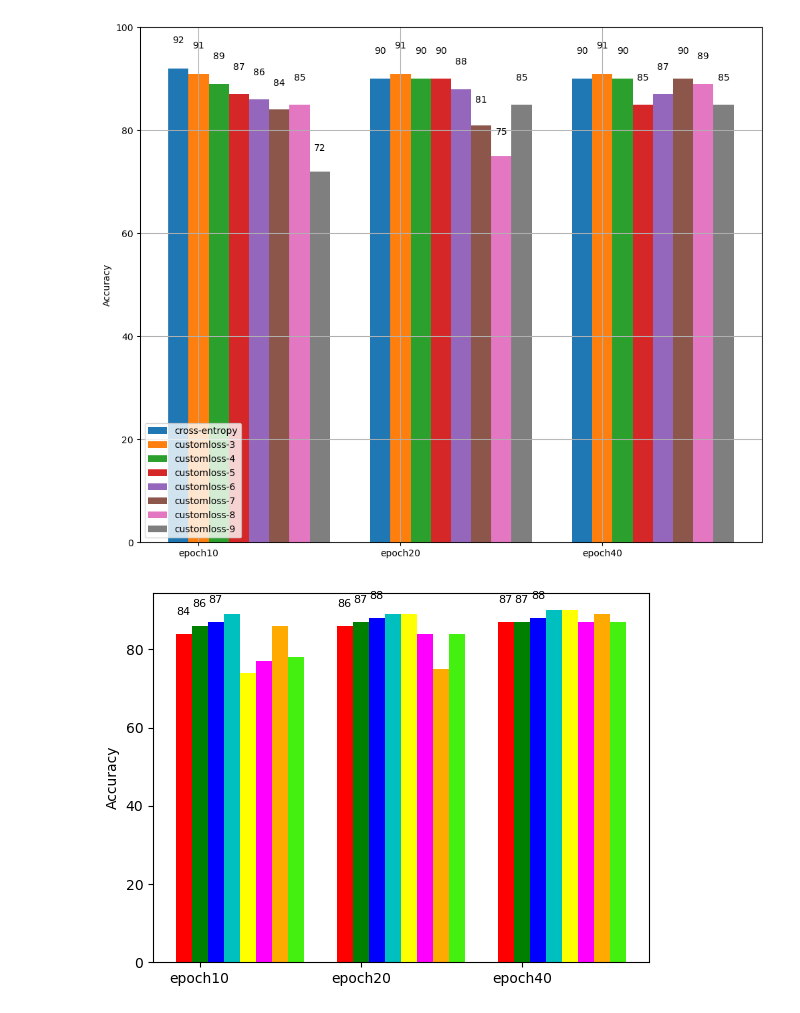
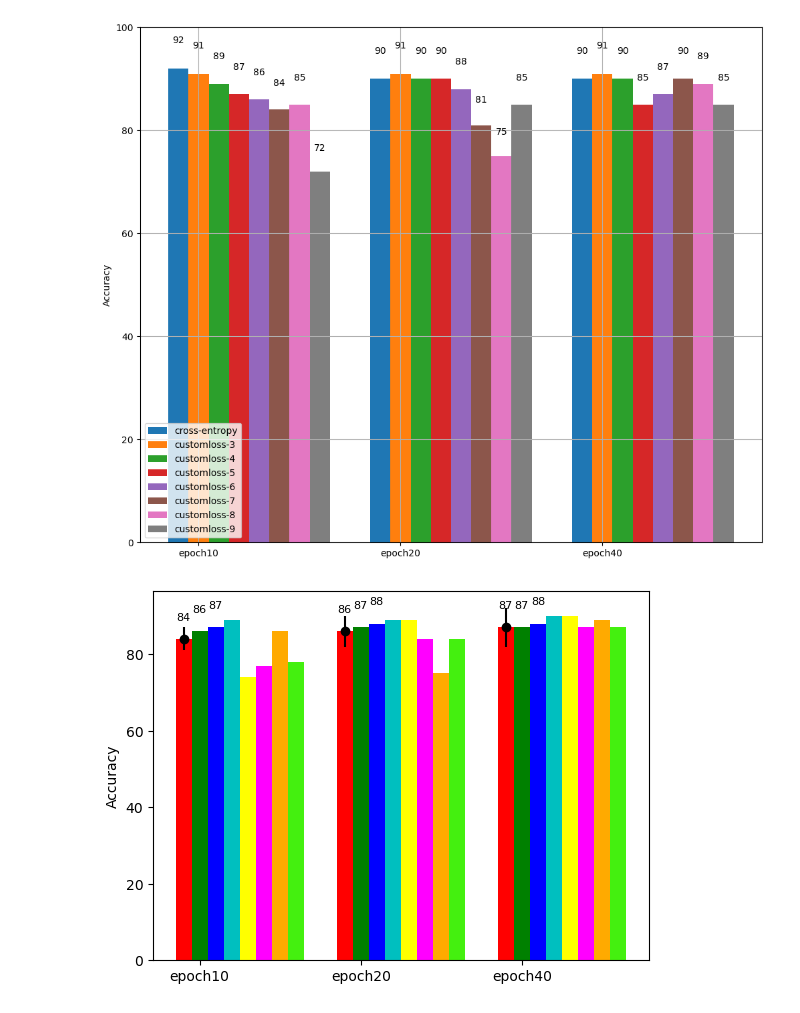
Before and after one commit to 591291-hvl/Bachelor, a Jupyter notebook: Code/notebooks/Tester/visualizer.ipynb, the cells around one changed output. Cells and saved outputs as stored; diff of their text form; code cells hidden in the pictures.

Commit message:
std plot update

```diff
--- a/Code/notebooks/Tester/visualizer.ipynb
+++ b/Code/notebooks/Tester/visualizer.ipynb
@@ -224,6 +256,7 @@ ax = fig.add_subplot(111)
 
 crossEntropy = [84,86,87]
 rects1 = ax.bar(ind, crossEntropy, width, color='r')
+plt.errorbar(ind, crossEntropy, yerr=[3,4,5], fmt="o", color="#000000")
 
 custom3 = [86,87,87]
 rects2 = ax.bar(ind+width, custom3, width, color='g')
@@ -239,31 +272,31 @@ rects5 = ax.bar(ind+width*4, custom6, width, color='#FFFF00')
 
 custom7 = [77,84,87]
 rects6 = ax.bar(ind+width*5, custom7, width, color='#FF00FF')
 
 custom8 = [86,75,89]
 rects7 = ax.bar(ind+width*6, custom8, width, color='#FFAA00')
 
 custom9 = [78,84,87]
 rects8 = ax.bar(ind+width*7, custom9, width, color='#44F00F')
 
 
 
 
 ax.set_ylabel('Accuracy')
 ax.set_xticks(ind+width)
 ax.set_xticklabels( ('epoch10', 'epoch20', 'epoch40') )
 # ax.legend( (rects1[0], rects2[0], rects3[0], rects4[0], rects5[0], rects6[0], rects7[0], rects8[0]), ('cross-entropy', 'customloss-3', 'customloss-4', 'customloss-5', 'customloss-6', 'customloss-7', 'customloss-8', 'customloss-9') )
 
 def autolabel(rects):
     for rect in rects:
         h = rect.get_height()
         ax.text(rect.get_x()+rect.get_width()/2., 1.05*h, '%d'%int(h),
                 ha='center', va='bottom', fontsize=8)
 
 autolabel(rects1)
 autolabel(rects2)
 autolabel(rects3)
 
 plt.show()
 # %% [output]
-[figure, old version]
+[figure, new version]
```
Also changed, not shown: parts of 3 cells of this notebook.
